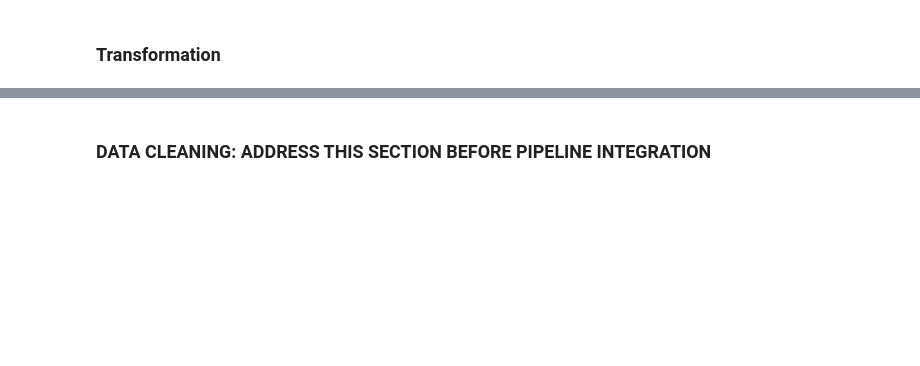
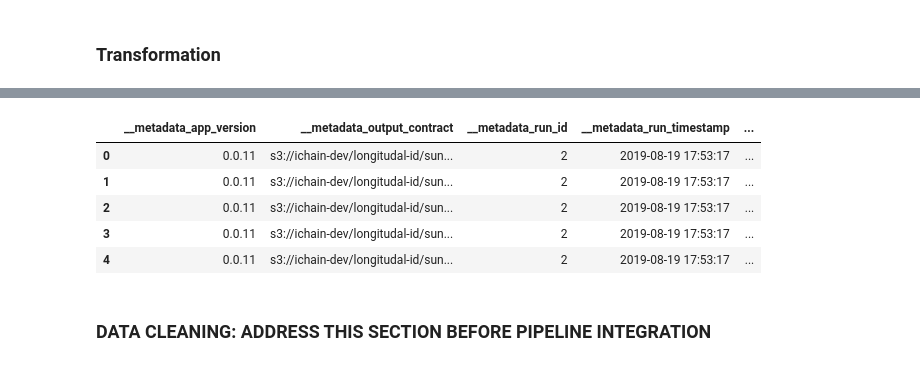
Before and after one commit to RyanAdalbert/s3parq, a Jupyter notebook: transforms/patient_status_enrich_cancel_before_active.ipynb, the cells around one changed output, grey strips where cells are left out. Cells and saved outputs as stored; diff of their text form; code cells hidden in the pictures; blank space fills up the shorter version.

```diff
--- a/transforms/patient_status_enrich_cancel_before_active.ipynb
+++ b/transforms/patient_status_enrich_cancel_before_active.ipynb
@@ -61,0 +51,19 @@ run_id = ids[1]
+# %%
+"""
+************ CONFIGURATION - PLEASE TOUCH **************
+Pipeline Builder configuration: creates configurations from variables specified here!!
+This cell will be off in production as configurations will come from the configuration postgres DB.
+"""
+# config vars: this dataset
+config_pharma = "sun" # the pharmaceutical company which owns {brand}
+config_brand = "ilumya" # the brand this pipeline operates on
+config_state = "enrich" # the state this transform runs in
+config_name = "patient_status_enrich_cancel_before_active" # the name of this transform, which is the name of this notebook without .ipynb
+
+# input vars: dataset to fetch. Recall that a contract published to S3 has a key format branch/pharma/brand/state/name
+# Note: this key is case sensitive!!
+input_pharma = "sun"
+input_brand = "ilumya"
+input_state = "ingest"
+input_name = "patient_status_ingest_column_mapping"
+input_branch = "longitudal-id" # if None, input_branch is automagically set to your working branch
@@ -194,5 +222,14 @@ if DbTransform.pharmaceutical_company.upper() == 'SUN':
 
 else:
     trans_id = 'aggregator_transaction_id'
+# %%
+df.head()
+# %% [output]
+|  | __metadata_app_version | __metadata_output_contract | __metadata_run_id | __metadata_run_timestamp | ... |
+| 0 | 0.0.11 | s3://ichain-dev/longitudal-id/sun... | 2 | 2019-08-19 17:53:17 | ... |
+| 1 | 0.0.11 | s3://ichain-dev/longitudal-id/sun... | 2 | 2019-08-19 17:53:17 | ... |
+| 2 | 0.0.11 | s3://ichain-dev/longitudal-id/sun... | 2 | 2019-08-19 17:53:17 | ... |
+| 3 | 0.0.11 | s3://ichain-dev/longitudal-id/sun... | 2 | 2019-08-19 17:53:17 | ... |
+| 4 | 0.0.11 | s3://ichain-dev/longitudal-id/sun... | 2 | 2019-08-19 17:53:17 | ... |
 # %% [markdown]
 ### DATA CLEANING: ADDRESS THIS SECTION BEFORE PIPELINE INTEGRATION
```
Also changed, not shown: parts of 31 cells of this notebook.
